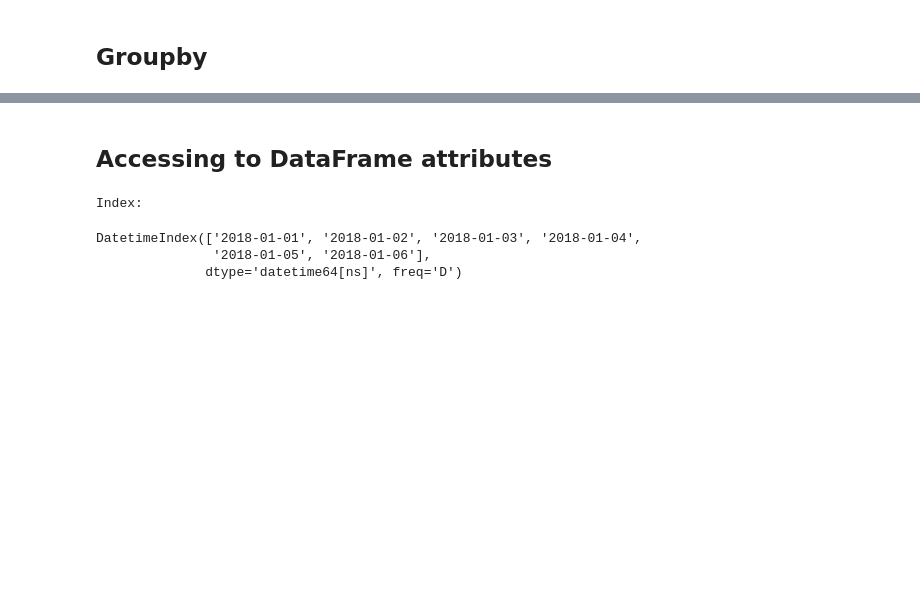
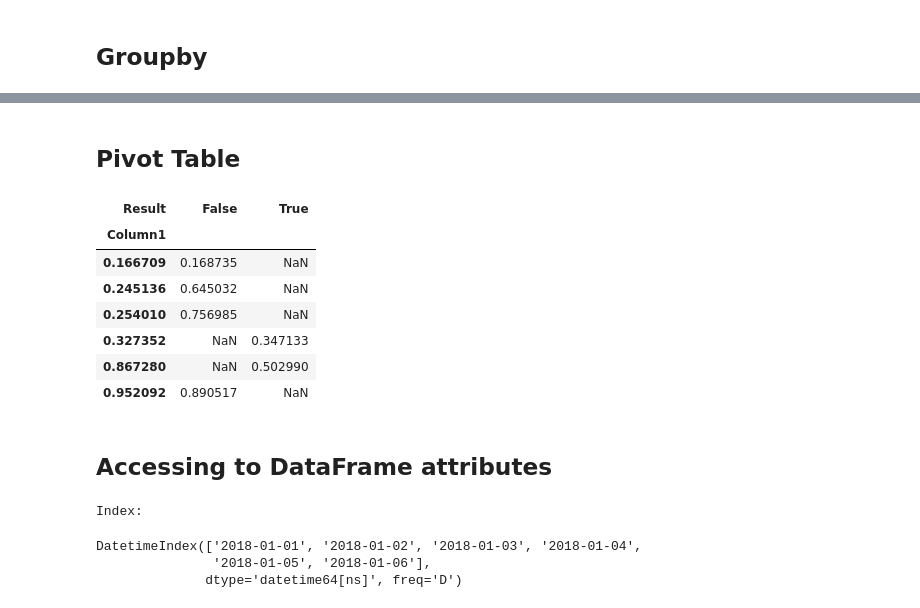
Before and after one commit to fsquillace/notebooks, a Jupyter notebook: tutorials/panda-basics.ipynb, the cells around one changed output, grey strips where cells are left out. Drawn from its saved outputs; the diff is of its cells as text; code cells hidden in the pictures; blank space fills up the shorter version.

```diff
--- a/tutorials/panda-basics.ipynb
+++ b/tutorials/panda-basics.ipynb
@@ -204,3 +214,17 @@ main_df.groupby('Result').mean()
+# %% [markdown]
+## Pivot Table
+# %%
+main_df.pivot_table(index='Column1', columns='Result',
+                   values='Column2', aggfunc='max')
+# %% [output]
+| Result | False | True |
+| Column1 |  |  |
+| 0.166709 | 0.168735 | NaN |
+| 0.245136 | 0.645032 | NaN |
+| 0.254010 | 0.756985 | NaN |
+| 0.327352 | NaN | 0.347133 |
+| 0.867280 | NaN | 0.502990 |
+| 0.952092 | 0.890517 | NaN |
 # %% [markdown]
 ## Accessing to DataFrame attributes
 # %%
```
Also changed, not shown: parts of 12 cells of this notebook, 2 other files.
